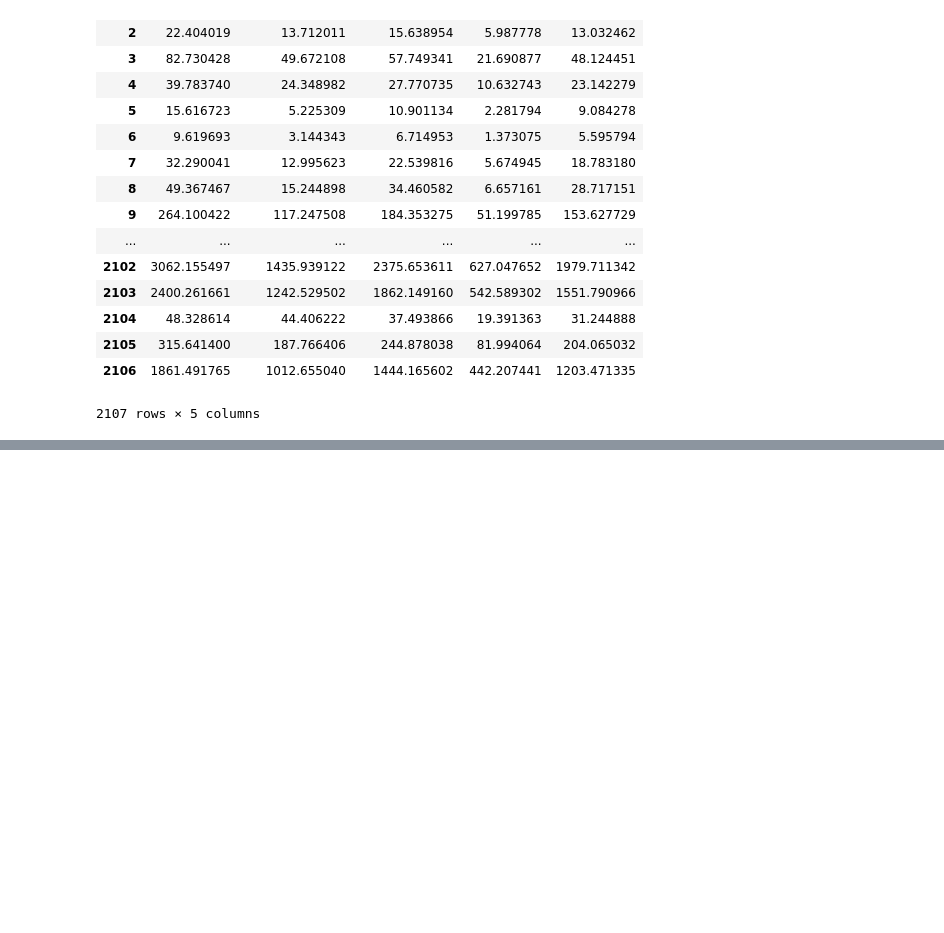
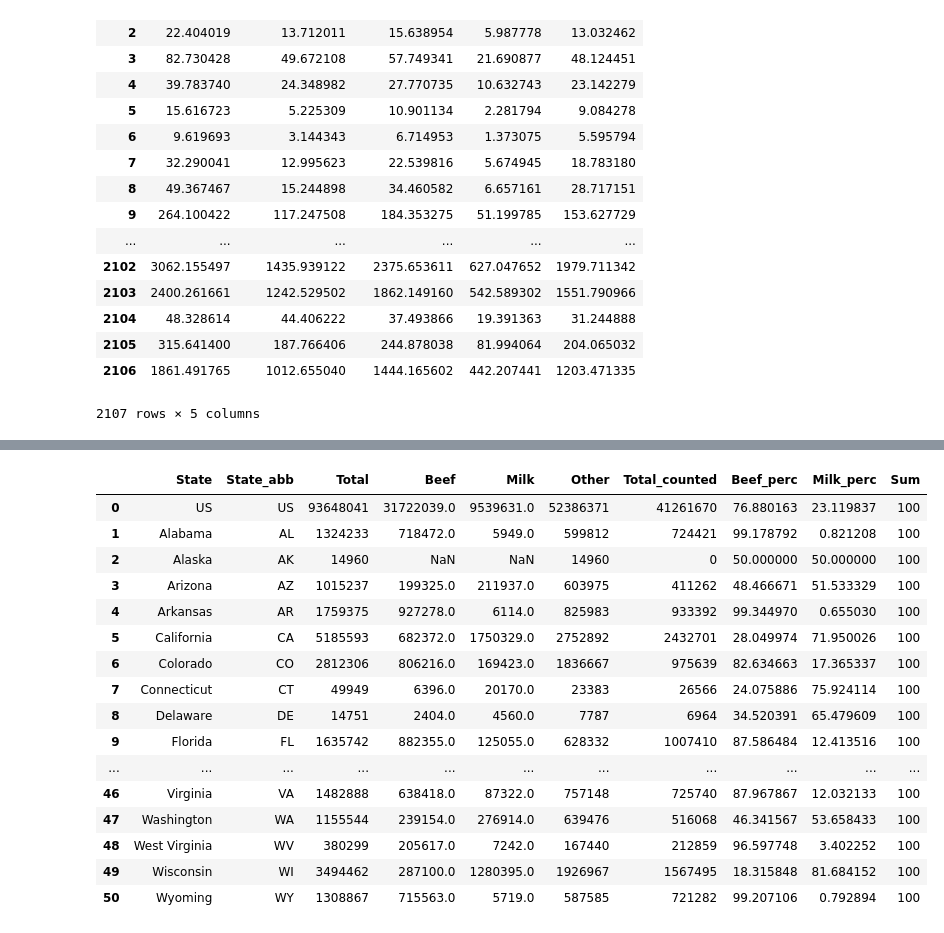
Before and after one commit to emartinher-PSEM3/Ceres, a Jupyter notebook: cereslibrary/TES/TES.ipynb, the cells around one changed output, grey strips where cells are left out. Cells and saved outputs as stored; diff of their text form; code cells hidden in the pictures; blank space fills up the shorter version.

Commit message:
TES implemented, cows type by state database

```diff
--- a/cereslibrary/TES/TES.ipynb
+++ b/cereslibrary/TES/TES.ipynb
@@ -1377,0 +1553,21 @@ See the caveats in the documentation: http://pandas.pydata.org/pandas-docs/stabl
+# %%
+CattleTypeCensus = pd.read_csv('AgriCensus2017Cattle/CattleTypeCensus.csv')
+CattleTypeCensus
+# %% [output]
+|  | State | State_abb | Total | Beef | Milk | Other | Total_counted | Beef_perc | Milk_perc | Sum |
+| 0 | US | US | 93648041 | 31722039.0 | 9539631.0 | 52386371 | 41261670 | 76.880163 | 23.119837 | 100 |
+| 1 | Alabama | AL | 1324233 | 718472.0 | 5949.0 | 599812 | 724421 | 99.178792 | 0.821208 | 100 |
+| 2 | Alaska | AK | 14960 | NaN | NaN | 14960 | 0 | 50.000000 | 50.000000 | 100 |
+| 3 | Arizona | AZ | 1015237 | 199325.0 | 211937.0 | 603975 | 411262 | 48.466671 | 51.533329 | 100 |
+| 4 | Arkansas | AR | 1759375 | 927278.0 | 6114.0 | 825983 | 933392 | 99.344970 | 0.655030 | 100 |
+| 5 | California | CA | 5185593 | 682372.0 | 1750329.0 | 2752892 | 2432701 | 28.049974 | 71.950026 | 100 |
+| 6 | Colorado | CO | 2812306 | 806216.0 | 169423.0 | 1836667 | 975639 | 82.634663 | 17.365337 | 100 |
+| 7 | Connecticut | CT | 49949 | 6396.0 | 20170.0 | 23383 | 26566 | 24.075886 | 75.924114 | 100 |
+| 8 | Delaware | DE | 14751 | 2404.0 | 4560.0 | 7787 | 6964 | 34.520391 | 65.479609 | 100 |
+| 9 | Florida | FL | 1635742 | 882355.0 | 125055.0 | 628332 | 1007410 | 87.586484 | 12.413516 | 100 |
+| ... | ... | ... | ... | ... | ... | ... | ... | ... | ... | ... |
+| 46 | Virginia | VA | 1482888 | 638418.0 | 87322.0 | 757148 | 725740 | 87.967867 | 12.032133 | 100 |
+| 47 | Washington | WA | 1155544 | 239154.0 | 276914.0 | 639476 | 516068 | 46.341567 | 53.658433 | 100 |
+| 48 | West Virginia | WV | 380299 | 205617.0 | 7242.0 | 167440 | 212859 | 96.597748 | 3.402252 | 100 |
+| 49 | Wisconsin | WI | 3494462 | 287100.0 | 1280395.0 | 1926967 | 1567495 | 18.315848 | 81.684152 | 100 |
+| 50 | Wyoming | WY | 1308867 | 715563.0 | 5719.0 | 587585 | 721282 | 99.207106 | 0.792894 | 100 |
```
Also changed, not shown: parts of 14 cells of this notebook, 21 other files.
